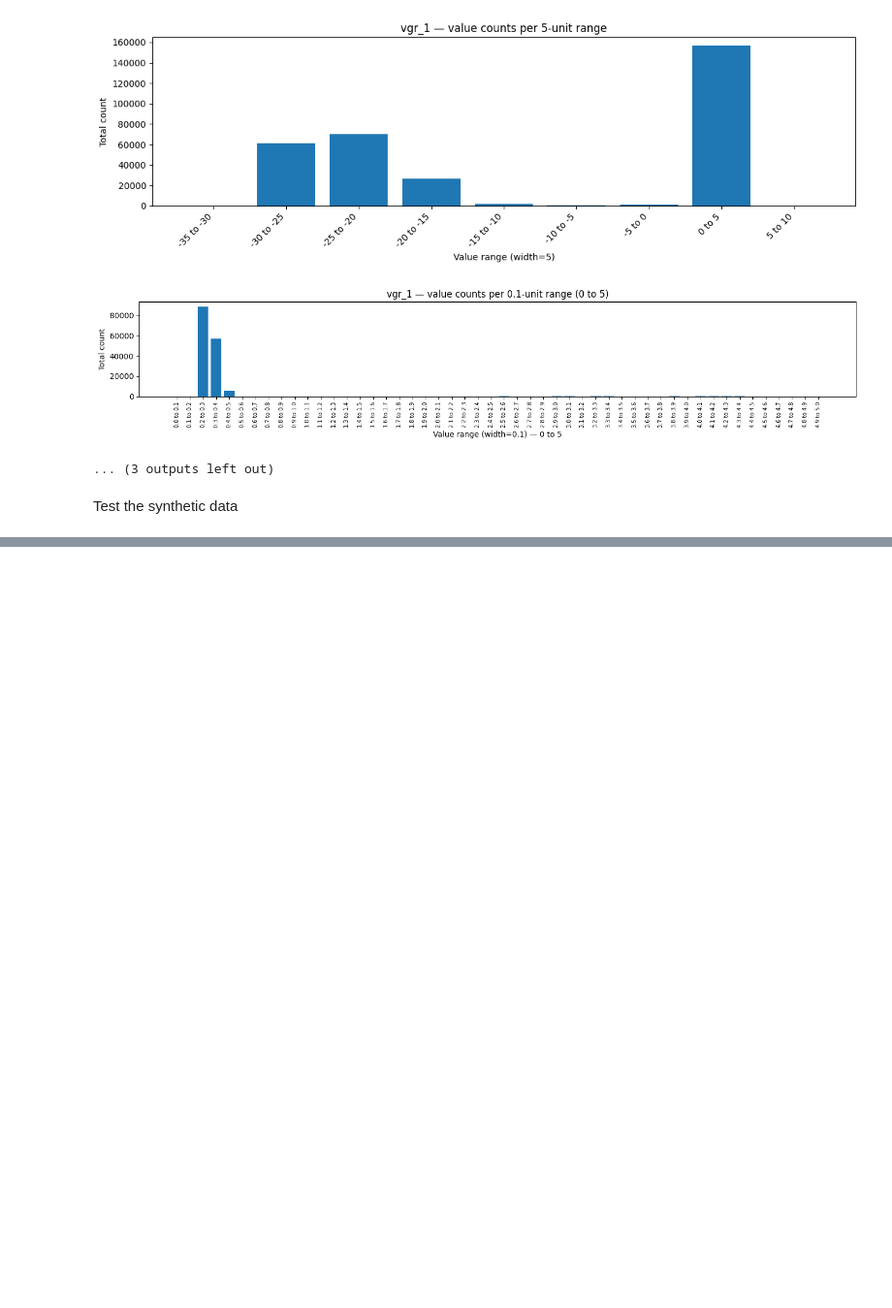
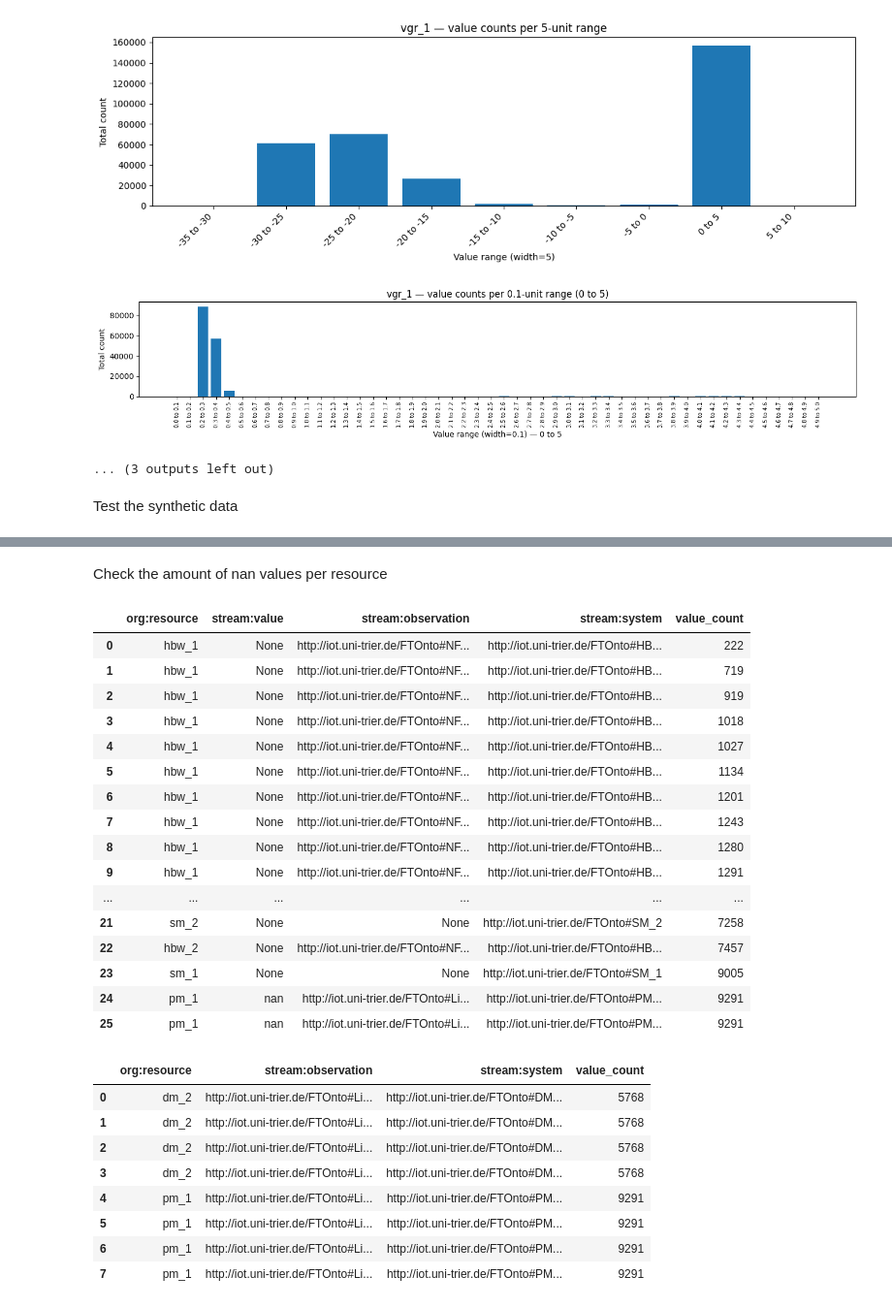
Before and after one commit to Olive305/Bachelor-thesis, a Jupyter notebook: Data/IoT enriched event log paper/document_log_content.ipynb, the cells around one changed output, grey strips where cells are left out. Shown at 97% size. Saved outputs shown, nothing was run; the diff lists cells and outputs as text; code cells hidden in the pictures; blank space fills up the shorter version.

Commit message:
Finnished data preparation

```diff
--- a/Data/IoT enriched event log paper/document_log_content.ipynb
+++ b/Data/IoT enriched event log paper/document_log_content.ipynb
@@ -898,0 +933,59 @@ for res in resources:
+# %% [markdown]
+Check the amount of nan values per resource
+# %%
+df_synthetic_data = con_synthetic.execute("""
+    SELECT
+        "org:resource",
+        "stream:value",
+        "stream:observation",
+        "stream:system",
+        COUNT(*) AS value_count
+    FROM synthetic_sensor_data
+    WHERE "stream:value" IS NULL
+       OR lower(trim("stream:value")) IN ('none', 'nan', 'null', '')
+    GROUP BY "org:resource", "stream:value", "stream:observation", "stream:system"
+    ORDER BY value_count
+""").df()
+
+df = con_synthetic.execute("""
+    SELECT
+        "org:resource",
+        "stream:observation",
+        "stream:system",
+        COUNT(*) AS value_count
+    FROM synthetic_sensor_data
+    WHERE "stream:observation" = 'http://iot.uni-trier.de/FTOnto#LightBarrierInterrupted'
+        AND "org:resource" IN ('pm_1', 'dm_2')
+    GROUP BY "org:resource", "stream:observation", "stream:system"
+    ORDER BY value_count
+""").df()
+
+display(df_synthetic_data)
+display(df)
+# %% [output]
+|  | org:resource | stream:value | stream:observation | stream:system | value_count |
+| 0 | hbw_1 | None | http://iot.uni-trier.de/FTOnto#NF... | http://iot.uni-trier.de/FTOnto#HB... | 222 |
+| 1 | hbw_1 | None | http://iot.uni-trier.de/FTOnto#NF... | http://iot.uni-trier.de/FTOnto#HB... | 719 |
+| 2 | hbw_1 | None | http://iot.uni-trier.de/FTOnto#NF... | http://iot.uni-trier.de/FTOnto#HB... | 919 |
+| 3 | hbw_1 | None | http://iot.uni-trier.de/FTOnto#NF... | http://iot.uni-trier.de/FTOnto#HB... | 1018 |
+| 4 | hbw_1 | None | http://iot.uni-trier.de/FTOnto#NF... | http://iot.uni-trier.de/FTOnto#HB... | 1027 |
+| 5 | hbw_1 | None | http://iot.uni-trier.de/FTOnto#NF... | http://iot.uni-trier.de/FTOnto#HB... | 1134 |
+| 6 | hbw_1 | None | http://iot.uni-trier.de/FTOnto#NF... | http://iot.uni-trier.de/FTOnto#HB... | 1201 |
+| 7 | hbw_1 | None | http://iot.uni-trier.de/FTOnto#NF... | http://iot.uni-trier.de/FTOnto#HB... | 1243 |
+| 8 | hbw_1 | None | http://iot.uni-trier.de/FTOnto#NF... | http://iot.uni-trier.de/FTOnto#HB... | 1280 |
+| 9 | hbw_1 | None | http://iot.uni-trier.de/FTOnto#NF... | http://iot.uni-trier.de/FTOnto#HB... | 1291 |
+| ... | ... | ... | ... | ... | ... |
+| 21 | sm_2 | None | None | http://iot.uni-trier.de/FTOnto#SM_2 | 7258 |
+| 22 | hbw_2 | None | http://iot.uni-trier.de/FTOnto#NF... | http://iot.uni-trier.de/FTOnto#HB... | 7457 |
+| 23 | sm_1 | None | None | http://iot.uni-trier.de/FTOnto#SM_1 | 9005 |
+| 24 | pm_1 | nan | http://iot.uni-trier.de/FTOnto#Li... | http://iot.uni-trier.de/FTOnto#PM... | 9291 |
+| 25 | pm_1 | nan | http://iot.uni-trier.de/FTOnto#Li... | http://iot.uni-trier.de/FTOnto#PM... | 9291 |
+|  | org:resource | stream:observation | stream:system | value_count |
+| 0 | dm_2 | http://iot.uni-trier.de/FTOnto#Li... | http://iot.uni-trier.de/FTOnto#DM... | 5768 |
+| 1 | dm_2 | http://iot.uni-trier.de/FTOnto#Li... | http://iot.uni-trier.de/FTOnto#DM... | 5768 |
+| 2 | dm_2 | http://iot.uni-trier.de/FTOnto#Li... | http://iot.uni-trier.de/FTOnto#DM... | 5768 |
+| 3 | dm_2 | http://iot.uni-trier.de/FTOnto#Li... | http://iot.uni-trier.de/FTOnto#DM... | 5768 |
+| 4 | pm_1 | http://iot.uni-trier.de/FTOnto#Li... | http://iot.uni-trier.de/FTOnto#PM... | 9291 |
+| 5 | pm_1 | http://iot.uni-trier.de/FTOnto#Li... | http://iot.uni-trier.de/FTOnto#PM... | 9291 |
+| 6 | pm_1 | http://iot.uni-trier.de/FTOnto#Li... | http://iot.uni-trier.de/FTOnto#PM... | 9291 |
+| 7 | pm_1 | http://iot.uni-trier.de/FTOnto#Li... | http://iot.uni-trier.de/FTOnto#PM... | 9291 |
```
Also changed, not shown: parts of 14 cells of this notebook, 6 other files.
